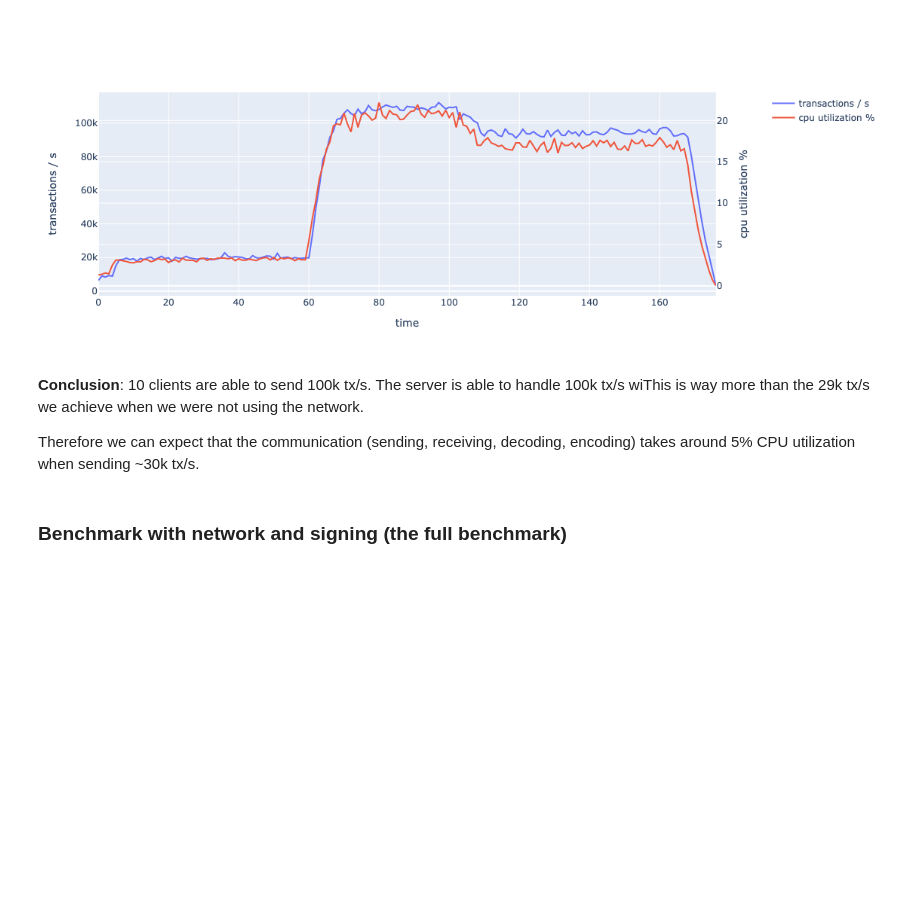
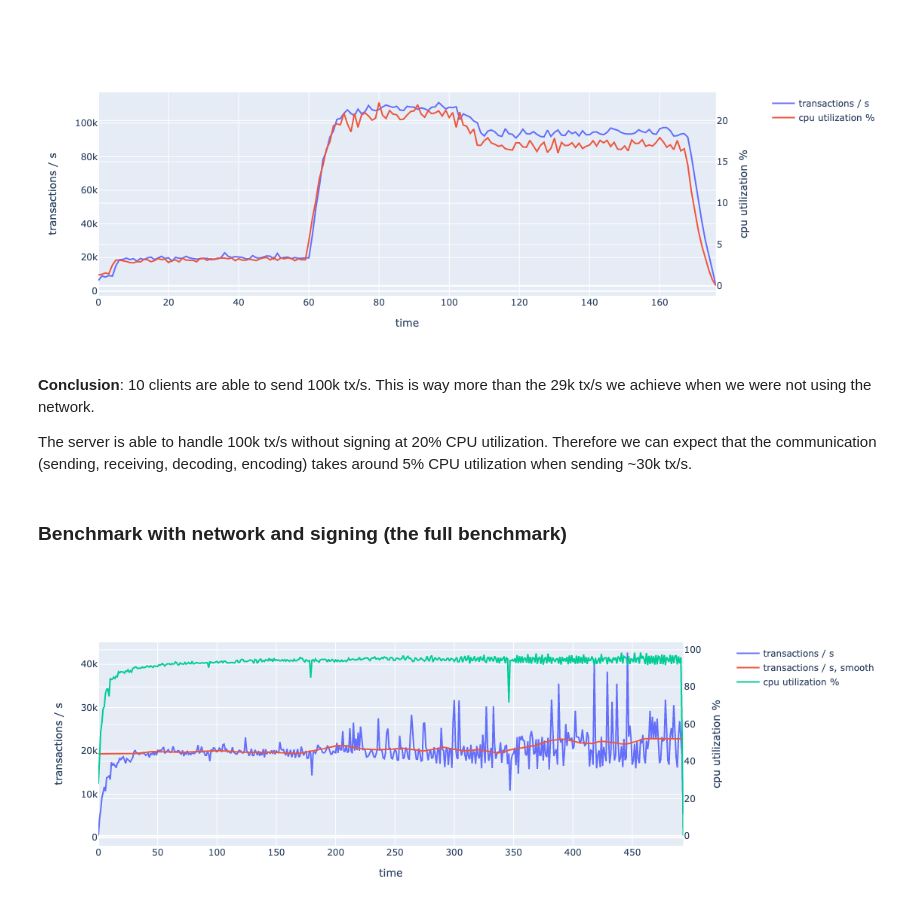
Before and after one commit to mmathys/acfts, a Jupyter notebook: docs/notebook/network/network.ipynb, the cells around one changed output. Cells and saved outputs as stored; diff of their text form; code cells hidden in the pictures; blank space fills up the shorter version.

```diff
--- a/docs/notebook/network/network.ipynb
+++ b/docs/notebook/network/network.ipynb
@@ -38,8 +38,53 @@ fig.show()
 [interactive output not drawn]
 [figure]
 # %% [markdown]
-**Conclusion**: 10 clients are able to send 100k tx/s. The server is able to handle 100k tx/s wiThis is way more than the 29k tx/s we achieve when we were not using the network.
+**Conclusion**: 10 clients are able to send 100k tx/s. This is way more than the 29k tx/s we achieve when we were not using the network.
 
-Therefore we can expect that the communication (sending, receiving, decoding, encoding) takes around 5% CPU utilization when sending ~30k tx/s.
+The server is able to handle 100k tx/s without signing at 20% CPU utilization.  Therefore we can expect that the communication (sending, receiving, decoding, encoding) takes around 5% CPU utilization when sending ~30k tx/s.
 # %% [markdown]
 ### Benchmark with network and signing (the full benchmark)
+# %%
+import plotly.graph_objects as go
+from plotly.subplots import make_subplots
+import pandas as pd
+import numpy as np
+
+def smoothTriangle(data, degree):
+    triangle=np.concatenate((np.arange(degree + 1), np.arange(degree)[::-1])) # up then down
+    smoothed=[]
+
+    for i in range(degree, len(data) - degree * 2):
+        point=data[i:i + len(triangle)] * triangle
+        smoothed.append(np.sum(point)/np.sum(triangle))
+    # Handle boundaries
+    smoothed=[smoothed[0]]*int(degree + degree/2) + smoothed
+    while len(smoothed) < len(data):
+        smoothed.append(smoothed[-1])
+    return smoothed
+
+d1 = pd.read_csv("full.csv")
+
+fig = make_subplots(specs=[[{"secondary_y": True}]])
+
+fig.add_trace(
+    go.Scatter(y=d1['tx'], name="transactions / s"),
+    secondary_y=False,
+)
+
+fig.add_trace(go.Scatter(
+    y=smoothTriangle(d1['tx'], 20),
+    name="transactions / s, smooth"
+))
+
+fig.add_trace(
+    go.Scatter(y=d1['cpu_util'], name="cpu utilization %"),
+    secondary_y=True,
+)
+
+fig.update_xaxes(title_text="time")
+fig.update_yaxes(title_text="transactions / s", secondary_y=False)
+fig.update_yaxes(title_text="cpu utilization %", secondary_y=True)
+
+fig.show()
+# %% [output]
+[figure, added]
```
Also changed, not shown: 36 other files.
